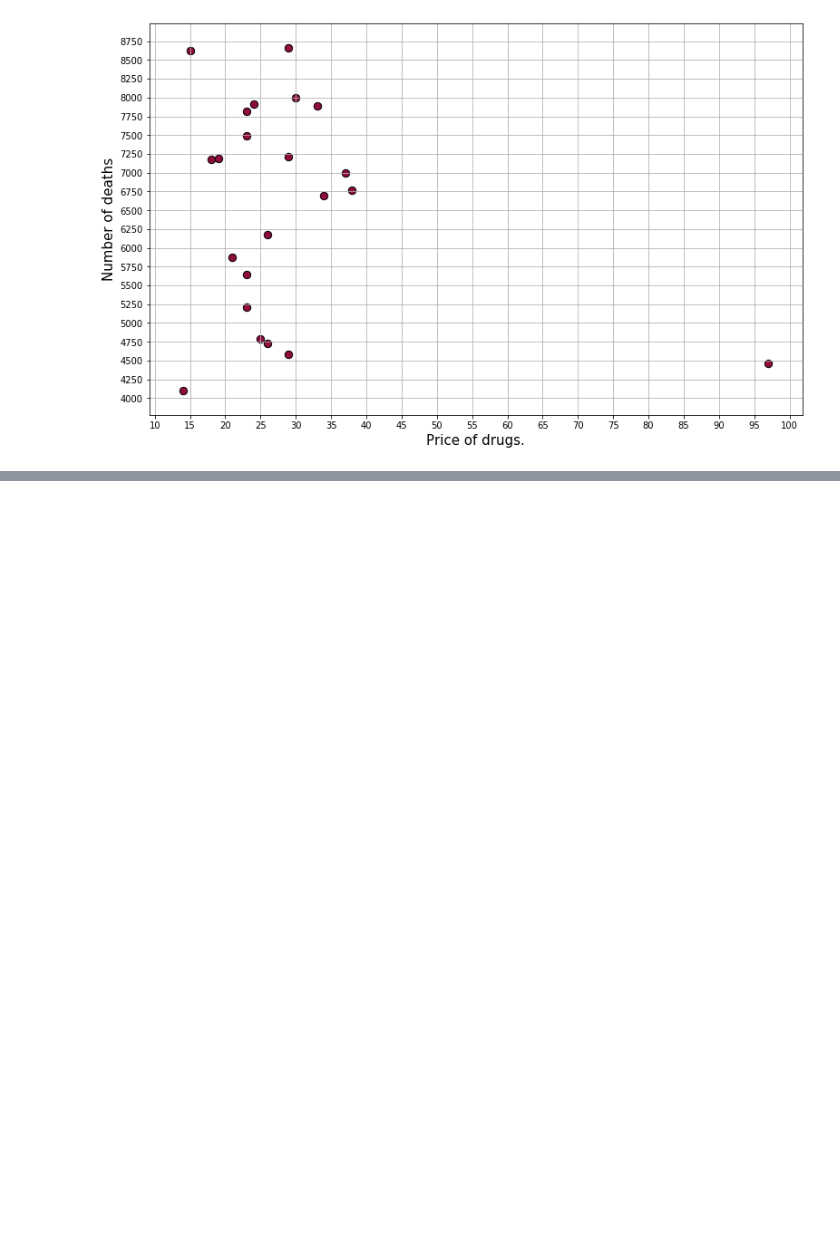
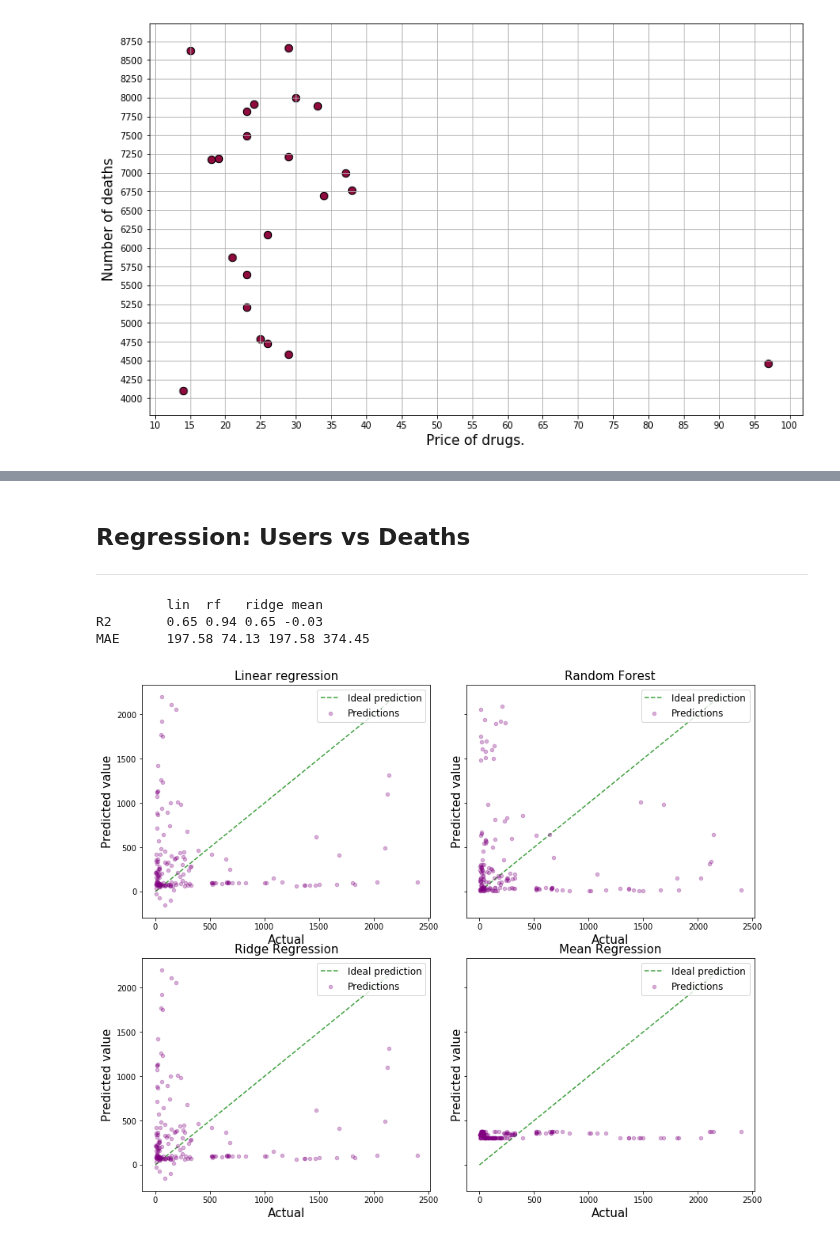
Before and after one commit to danilo1214/PR20ddpdjphv, a Jupyter notebook: Hristijan.ipynb, the cells around one changed output, grey strips where cells are left out. Saved outputs shown, nothing was run; the diff lists cells and outputs as text; code cells hidden in the pictures; blank space fills up the shorter version.

```diff
--- a/Hristijan.ipynb
+++ b/Hristijan.ipynb
@@ -474,0 +621,4 @@ ax.scatter(price_list, death_list, marker="o", edgecolors="black",s = 70, color
+# %% [markdown]
+Regression: Users vs Deaths
+---------
+---------
@@ -474,0 +648,56 @@ ax.scatter(price_list, death_list, marker="o", edgecolors="black",s = 70, color
+# %%
+main_matrix = []
+death_matrix=[]
+for c in matrix[0].keys():
+    cmatrix = []
+    cana = matrix[0]
+    coc = matrix[1]
+    ecs = matrix[2]
+    hero = matrix[3]
+
+    for i in range(14):
+        deaths = deaths_by_year[c][2004+i]
+        he = hero[c][i]
+        co = coc[c][i]
+        can = cana[c][i]
+        ec = ecs[c][i]
+        if deaths > 0 and he > 0 and co > 0 and can > 0 and ec > 0:
+            cmatrix.append([he, co, can, ec])
+            death_matrix.append(deaths)
+
+    main_matrix.extend(cmatrix)
+drugs = ["heroin", "cocaine", "canabis", "ecstasy"]
+variables = [ Orange.data.ContinuousVariable(a) for a in drugs]
+deaths = Orange.data.ContinuousVariable("deaths")
+
+domain = Orange.data.Domain(variables, deaths)
+
+data = Orange.data.Table(main_matrix, death_matrix)
+r = regressor(data)
+
+x=[[],[],[],[]]
+y=[[],[],[],[]]
+for i,l in enumerate(r.predicted.tolist()):
+    for pred,act in zip(l, death_matrix):
+        x[i].append(act)
+        y[i].append(pred)
+
+fig, ax = plt.subplots(2, 2, figsize=(12, 10), sharey=True )
+fig.tight_layout(pad=3.0)
+methods = ["Linear regression", "Random Forest", "Ridge Regression", "Mean Regression"]
+for i in range(4):
+
+    ax[i//2][i%2].scatter(x[i], y[i], label = "Predictions", s=20, alpha=0.3, color="purple")
+    ax[i//2][i%2].set_xlabel("Actual", fontsize=15.0)
+    ax[i//2][i%2].set_ylabel("Predicted value", fontsize=15.0)
+    ax[i//2][i%2].set_title(methods[i], fontsize=15.0)
+
+    lims=np.arange(0,max(y[0]),1)
+
+    ax[i//2][i%2].plot(lims, lims, '--', alpha=0.75, zorder=0, label = "Ideal prediction", color="green")
+    ax[i//2][i%2].legend(loc="upper right", prop={'size': 12})
+# %% [output]
+         lin  rf   ridge mean
+R2       0.65 0.94 0.65 -0.03
+MAE      197.58 74.13 197.58 374.45
+[figure, added]
```
Also changed, not shown: parts of 8 cells of this notebook.
